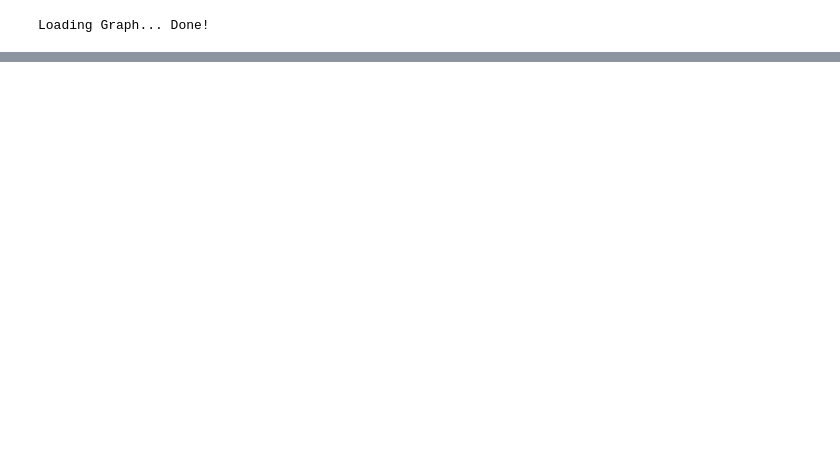
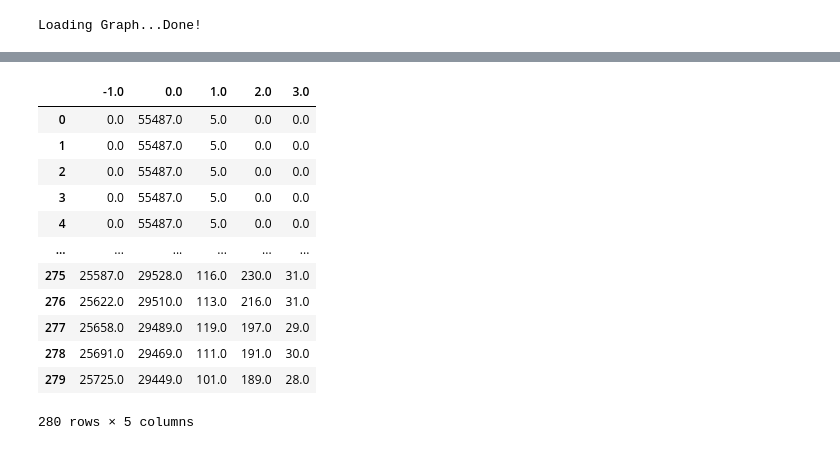
Before and after one commit to yambanis/CovidMDP, a Jupyter notebook: notebooks/MCTS/Simulations Simple Policies.ipynb, the cells around one changed output, grey strips where cells are left out. Saved outputs shown, nothing was run; the diff lists cells and outputs as text; code cells hidden in the pictures; blank space fills up the shorter version.

Commit message:
Simulations with new graph design

```diff
--- a/notebooks/MCTS/Simulations Simple Policies.ipynb
+++ b/notebooks/MCTS/Simulations Simple Policies.ipynb
@@ -13,15 +13,14 @@ import datetime
 
 from policies import costs
 
-set3 = px.colors.qualitative.Set3
 
 color_map = {
-    'Lockdown':          set3[3],
-    'Hard Quarantine':    set3[11],
-    'Light Quarantine':   set3[1],
-    'Social Distancing':  'rgb(204, 245, 175)',
-    'Unrestricted':        set3[6]
+    'Lockdown':          'rgb(0.83, 0.13, 0.15)',
+    'Hard Quarantine':    'rgb(0.85, 0.35, 0.13)',
+    'Light Quarantine':   'rgb(0.97, 0.91, 0.56)',
+    'Social Distancing':  'rgb(0.67, 0.88, 0.69)',
+    'Unrestricted':        'rgb(0.86, 0.86, 0.86)'
 }
 # %% [output]
-Loading Graph... Done!
+Loading Graph...Done!
 # %%
@@ -92,8 +126,8 @@ def make_beds_graph(data, actions, step_size, title, color_map):
     fig.show()
 # %%
 def run_simulation(policy, step_size = 7, days = 280):
+    pop_matrix, contacts_infected = simp.init_infection(.0001)
 
-    pop_matrix = simp.init_infection(.0001)
     data = []
     actions = []
 
@@ -101,29 +135,38 @@ def run_simulation(policy, step_size = 7, days = 280):
         #if less than 20% still susceptible, break simulation
         if pop_matrix[np.where(pop_matrix[:,1] == -1)].shape[0] > pop_matrix.shape[0]*.9: break
 
-
         # Choose a new policy at each week
         if day % step_size == 1:
-            restrictions = policies[policy(day)]
-            actions.append(policy(day))
+            action = policy(day)
+            restrictions = policies[action]
+            actions.append(action)
 
-        pop_matrix = simp.spread_infection(pop_matrix, restrictions, day)
-        pop_matrix = simp.lambda_leak_expose(pop_matrix, day)
+        pop_matrix, contacts_infected = simp.spread_infection(pop_matrix, restrictions, day, contacts_infected)
+        #pop_matrix = simp.lambda_leak_expose(pop_matrix, day)
         pop_matrix = simp.update_population(pop_matrix)
 
-        data.append(np.array(sorted(pop_matrix,key=lambda x: x[0]))[:,1])
+        data.append(np.array(sorted(pop_matrix, key=lambda x: x[0]))[:, 1])
 
-    return data, actions
+    return data, actions, contacts_infected, pop_matrix
 # %%
 def unrestricted(day):
     return 'Unrestricted'
 
-def unrestricted_hard_unrestricted(day):
-    if day > 29 and day <= 141:
-        return 'Hard Quarantine'
+def early_end(day):
+    if day < 28:
+        return 'Unrestricted'
+    if day <= 112:
+        return 'Light Quarantine'
     return 'Social Distancing'
 
 def intermitent_rest(day):
-    if (day-1)%2 == 0:
-        return 'Hard Quarantine'
-    return 'Social Distancing'
+    actions = ['Social Distancing', 'Social Distancing', 'Light Quarantine', 'Light Quarantine']*50
+    return actions[int(day/7)]
+
+def random_pol(day):
+    return np.random.choice(list(policies.keys()))
+# %%
+data, actions, contacts_infected, pop_matrix = run_simulation(early_end)
+# %%
+make_SIR_graph(data)
+# %% [output]
@@ -129,0 +174,13 @@ def intermitent_rest(day):
+|  | -1.0 | 0.0 | 1.0 | 2.0 | 3.0 |
+| 0 | 0.0 | 55487.0 | 5.0 | 0.0 | 0.0 |
+| 1 | 0.0 | 55487.0 | 5.0 | 0.0 | 0.0 |
+| 2 | 0.0 | 55487.0 | 5.0 | 0.0 | 0.0 |
+| 3 | 0.0 | 55487.0 | 5.0 | 0.0 | 0.0 |
+| 4 | 0.0 | 55487.0 | 5.0 | 0.0 | 0.0 |
+| ... | ... | ... | ... | ... | ... |
+| 275 | 25587.0 | 29528.0 | 116.0 | 230.0 | 31.0 |
+| 276 | 25622.0 | 29510.0 | 113.0 | 216.0 | 31.0 |
+| 277 | 25658.0 | 29489.0 | 119.0 | 197.0 | 29.0 |
+| 278 | 25691.0 | 29469.0 | 111.0 | 191.0 | 30.0 |
+| 279 | 25725.0 | 29449.0 | 101.0 | 189.0 | 28.0 |
+280 rows × 5 columns
```
Also changed, not shown: parts of 4 cells of this notebook.
